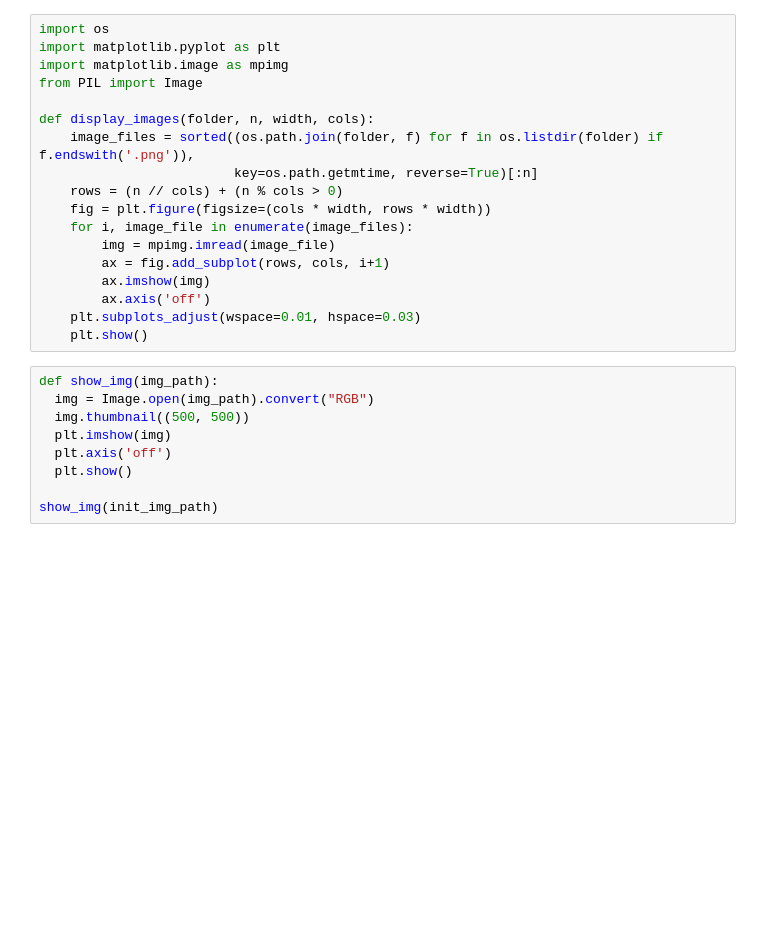
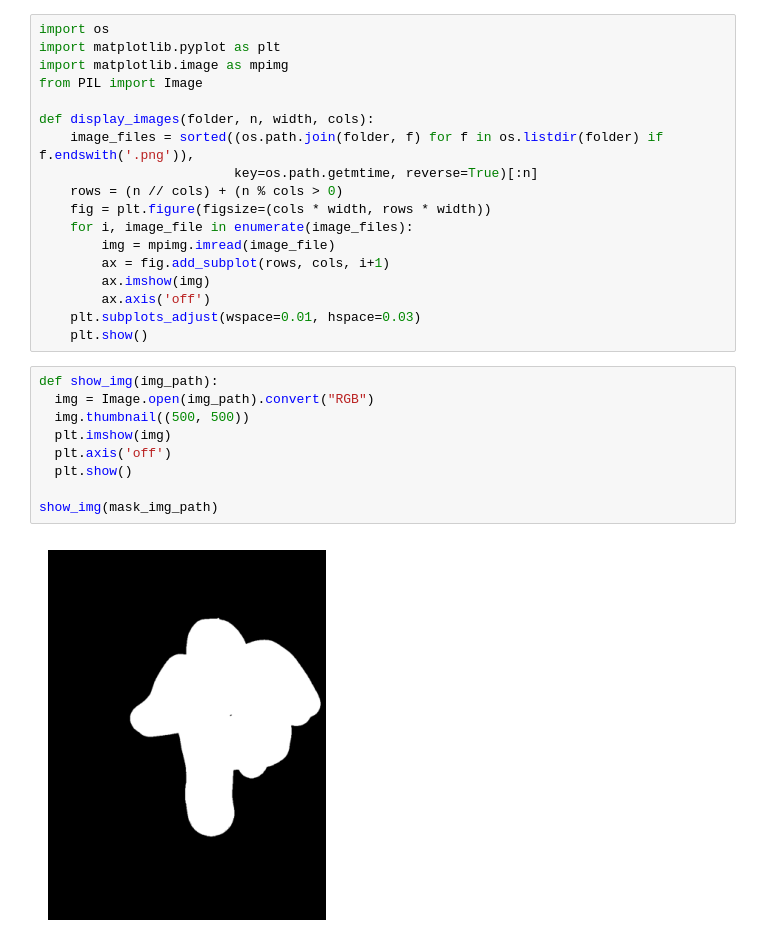
Before and after one commit to Nekoiii/SD_Practices_colab, a Jupyter notebook: img2img_sd_script.ipynb, the cells around one changed output. Saved outputs shown, nothing was run; the diff lists cells and outputs as text; blank space fills up the shorter version.

```diff
--- a/img2img_sd_script.ipynb
+++ b/img2img_sd_script.ipynb
@@ -73,11 +74,13 @@ def display_images(folder, n, width, cols):
 # %%
 def show_img(img_path):
   img = Image.open(img_path).convert("RGB")
   img.thumbnail((500, 500))
   plt.imshow(img)
   plt.axis('off')
   plt.show()
 
-show_img(init_img_path)
+show_img(mask_img_path)
+# %% [output]
+[figure, added]
 # %%
 
```
Also changed, not shown: parts of 4 cells of this notebook.
